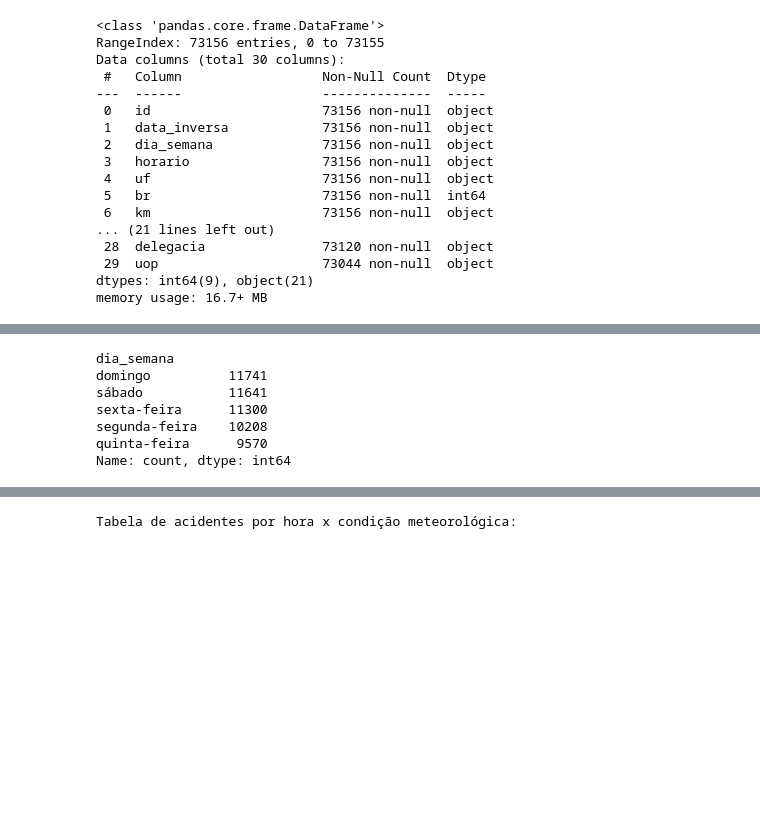
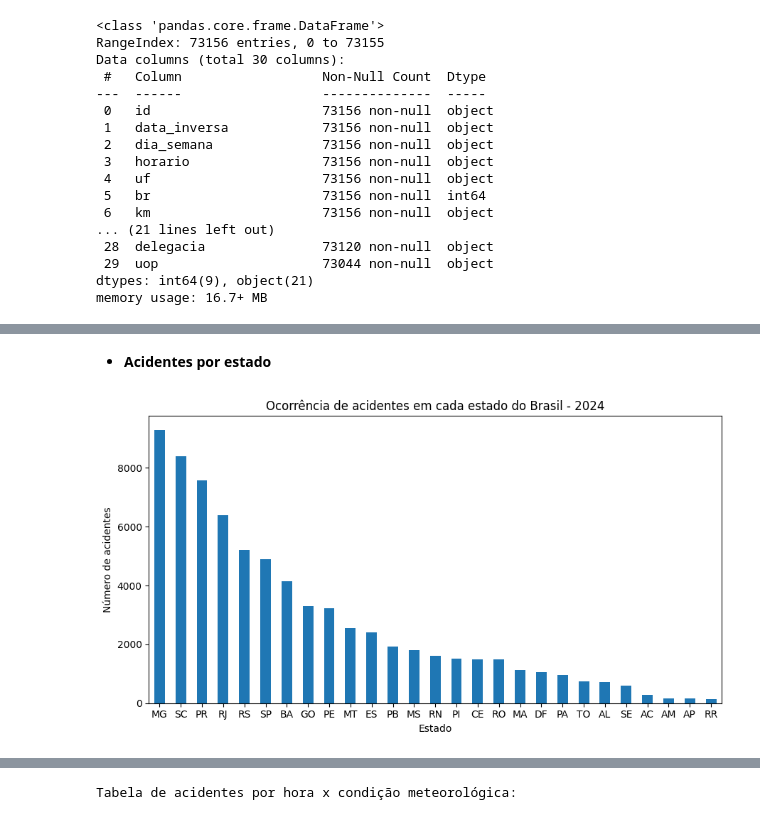
Before and after one commit to GiovaniFZ/Projeto_C318, a Jupyter notebook: Código_C318.ipynb, the cells around one changed output, grey strips where cells are left out. Cells and saved outputs as stored; diff of their text form; code cells hidden in the pictures; blank space fills up the shorter version.

```diff
--- a/Código_C318.ipynb
+++ b/Código_C318.ipynb
@@ -92,10 +59,16 @@ Name: count, dtype: int64
-# %%
-df['dia_semana'].value_counts().head()
-# %% [output]
-dia_semana
-domingo          11741
-sábado           11641
-sexta-feira      11300
-segunda-feira    10208
-quinta-feira      9570
-Name: count, dtype: int64
+# %% [markdown]
+- **Acidentes por estado**
+# %%
+# Observando a contagem de acidentes por estado em 2024
+df['uf'].value_counts().head()
+top_estados = df['uf'].value_counts()
+plt.figure(figsize=(9, 5))
+top_estados.plot(kind='bar')
+plt.title('Ocorrência de acidentes em cada estado do Brasil - 2024')
+plt.xlabel('Estado')
+plt.ylabel('Número de acidentes')
+plt.xticks(rotation=0)
+plt.tight_layout()
+plt.show()
+# %% [output]
+[figure, added]
```
Also changed, not shown: parts of 19 cells of this notebook.
